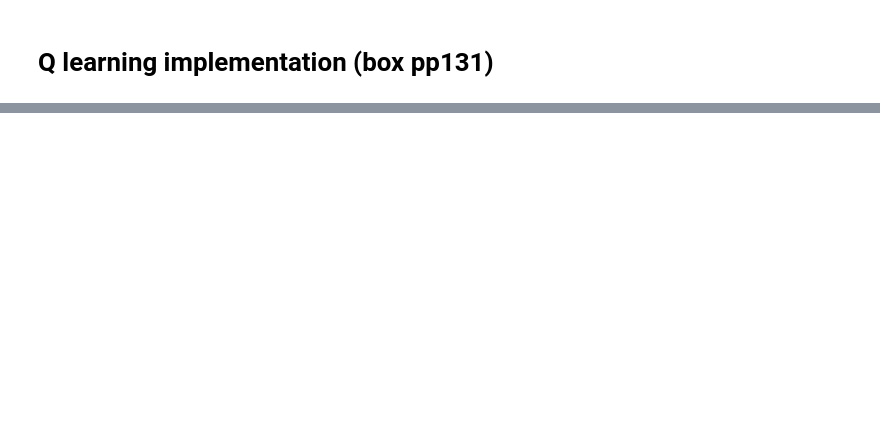
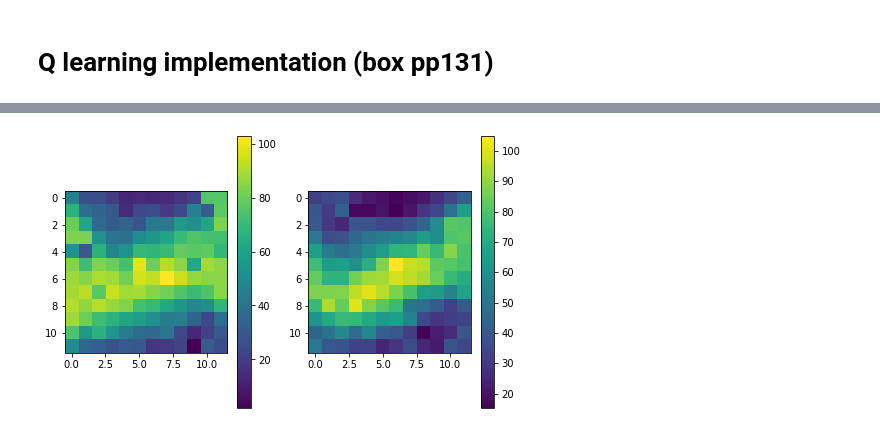
Before and after one commit to ccli3896/RLWorms, a Jupyter notebook: 10_30_model/agentdev.ipynb, the cells around one changed output, grey strips where cells are left out. Drawn from its saved outputs; the diff is of its cells as text; code cells hidden in the pictures; blank space fills up the shorter version.

```diff
--- a/10_30_model/agentdev.ipynb
+++ b/10_30_model/agentdev.ipynb
@@ -165,0 +188,8 @@ TypeError: __init__() got multiple values for argument 'gamma'
+# %%
+fig, ax = plt.subplots(1,2)
+fig.set_size_inches((8,5))
+for i in range(2):
+    im = ax[i].imshow(av_mouse_learned.Qtab[:,i].reshape(12,12))
+    fig.colorbar(im,ax=ax[i])
+# %% [output]
+[figure, added]
```
Also changed, not shown: parts of 6 cells of this notebook, 3 other files.
